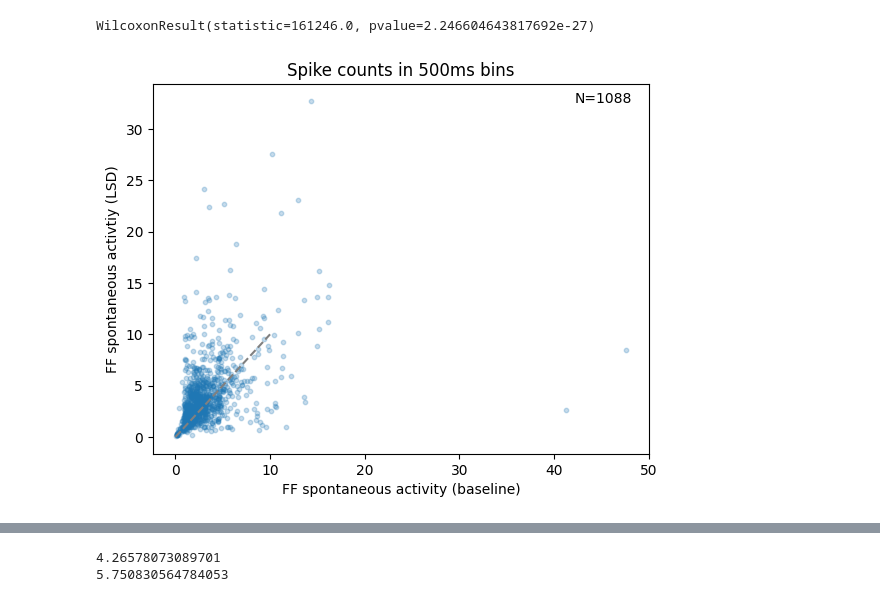
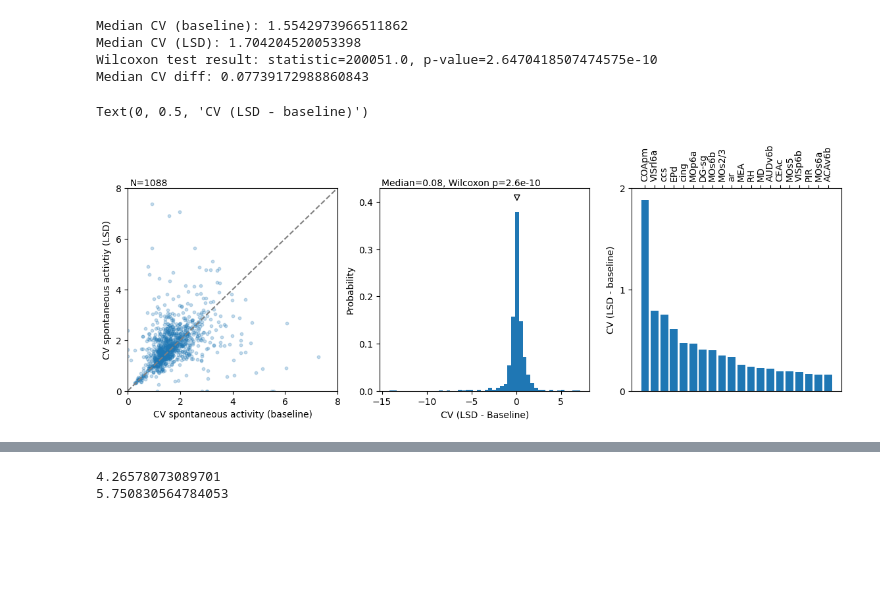
Before and after one commit to ja-94/psychedelics, a Jupyter notebook: 01_firing_metrics.ipynb, the cells around one changed output, grey strips where cells are left out. Drawn from its saved outputs; the diff is of its cells as text; code cells hidden in the pictures; blank space fills up the shorter version.

Commit message:
Update firing metrics plots

```diff
--- a/01_firing_metrics.ipynb
+++ b/01_firing_metrics.ipynb
@@ -8,7 +8,7 @@ from psychedelic_functions import _get_binned_spike_counts, _get_spike_times_in_
 # %%
 df_spikes = pd.read_pickle('data/spike_times.pkl')
 # %%
-df_timings = pd.read_csv('metadata/protocol_timings.csv').set_index('eid')
+df_timings = pd.read_csv('metadata/timings.csv').set_index('eid')
 # %%
 df_spikes = df_spikes[np.isin(df_spikes['eid'], df_timings.dropna().index)]
 # %%
@@ -40,12 +26,42 @@ print(np.nanmedian(df_spikes['cv_spontaneous_01']))
-# %%
-fig, ax = plt.subplots()
-ax.set_title('Spike counts in 500ms bins')
-ax.scatter(df_spikes['ff_spontaneous_00'], df_spikes['ff_spontaneous_01'], s=10, alpha=0.25)
-ax.plot([0, 10], [0, 10], color='gray', ls='--')
-ax.text(0.85, 0.95, f'N={len(df_spikes)}', transform=ax.transAxes)
-ax.set_xlabel('FF spontaneous activity (baseline)')
-ax.set_ylabel('FF spontaneous activtiy (LSD)')
-wilcoxon(df_spikes['ff_spontaneous_00'], df_spikes['ff_spontaneous_01'], nan_policy='omit')
-# %% [output]
-WilcoxonResult(statistic=161246.0, pvalue=2.246604643817692e-27)
-[figure, removed]
+# %%
+fig, axs = plt.subplots(1, 3, figsize=(14, 4))
+axs[0].scatter(df_spikes['cv_spontaneous_00'], df_spikes['cv_spontaneous_01'], s=10, alpha=0.25)
+axs[0].plot([0, 8], [0, 8], color='gray', ls='--')
+axs[0].text(0.01, 1.01, f'N={len(df_spikes)}', transform=axs[0].transAxes)
+axs[0].set_xticks([0, 2, 4, 6, 8])
+axs[0].set_yticks([0, 2, 4, 6, 8])
+axs[0].set_xlabel('CV spontaneous activity (baseline)')
+axs[0].set_ylabel('CV spontaneous activtiy (LSD)')
+axs[0].set_xlim([0, 8])
+axs[0].set_ylim([0, 8])
+
+print("Median CV (baseline):", np.nanmedian(df_spikes['cv_spontaneous_00']))
+print("Median CV (LSD):", np.nanmedian(df_spikes['cv_spontaneous_01']))
+
+
+diff = df_spikes['cv_spontaneous_01'] - df_spikes['cv_spontaneous_00']
+stat, p = wilcoxon(diff, nan_policy='omit')
+print(f"Wilcoxon test result: statistic={stat}, p-value={p_value}")
+print("Median CV diff:", np.nanmedian(diff))
+counts, bins, _ = axs[1].hist(diff, bins=50, weights=np.ones_like(diff)/len(diff))
+axs[1].scatter(np.nanmedian(diff), counts.max() + 0.03, marker='v', fc='none', ec='black')
+axs[1].text(0.01, 1.01, f'Median={np.nanmedian(diff):.2f}, Wilcoxon p={p:.1e}', transform=axs[1].transAxes)
+axs[1].set_xlabel('CV (LSD - Baseline)')
+axs[1].set_yticks([0, 0.1, 0.2, 0.3, 0.4])
+axs[1].set_ylabel('Probability')
+
+
+df_cv = df_spikes.groupby('acronym').apply(lambda x: np.nanmedian(x['cv_spontaneous_01'] - x['cv_spontaneous_00'])).sort_values(ascending=False)
+
+axs[2].bar(np.arange(20), df_cv.head(20))
+axs[2].set_xticks(np.arange(20), df_cv.head(20).index.tolist(), rotation=90)
+axs[2].xaxis.tick_top()
+axs[2].set_yticks([0, 1, 2], [0, 1, 2], rotation=0)
+axs[2].set_ylabel('CV (LSD - baseline)')
+# %% [output]
+Median CV (baseline): 1.5542973966511862
+Median CV (LSD): 1.704204520053398
+Wilcoxon test result: statistic=200051.0, p-value=2.6470418507474575e-10
+Median CV diff: 0.07739172988860843
+Text(0, 0.5, 'CV (LSD - baseline)')
+[figure, added]
```
Also changed, not shown: parts of 4 cells of this notebook.
